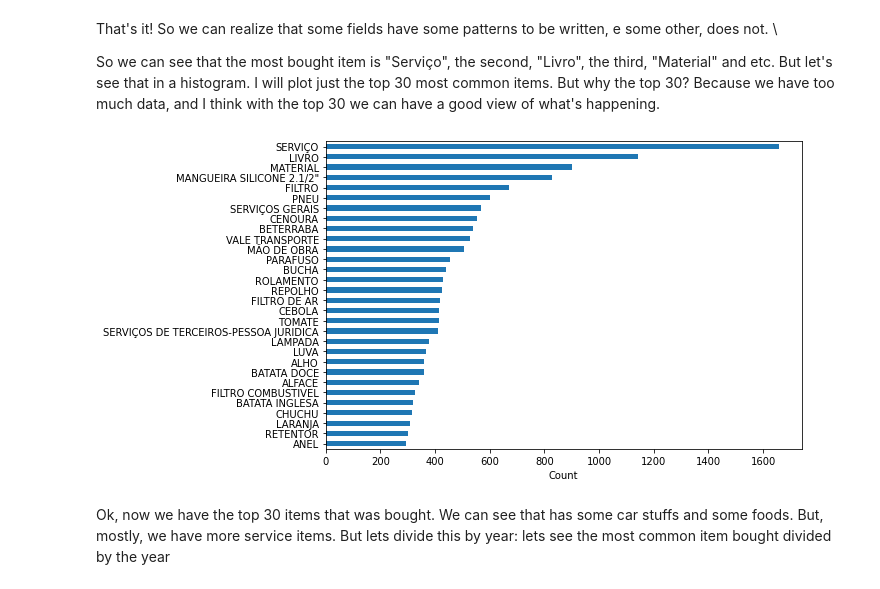
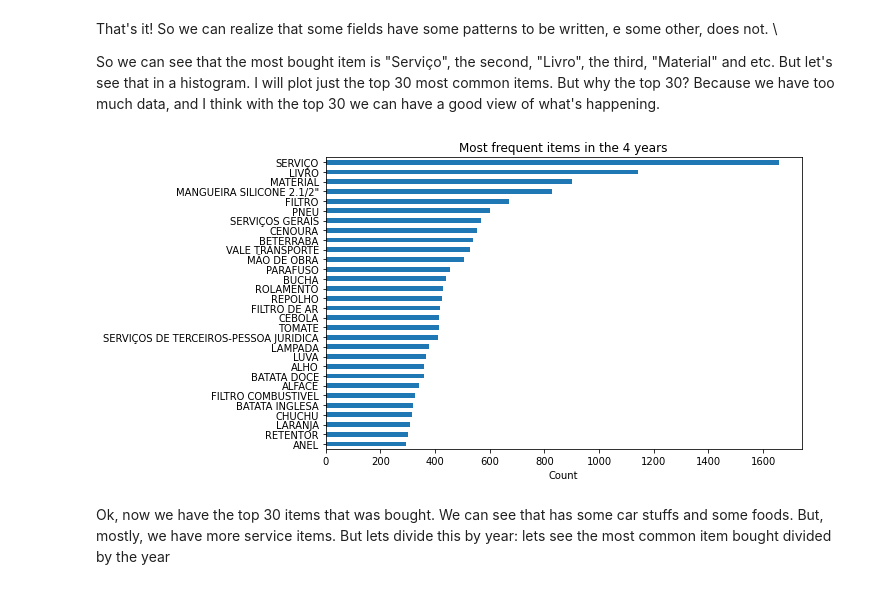
Before and after one commit to bernardocecchetto/teste-tecnico-data-sciencie-brigade, a Jupyter notebook: analysis.ipynb, the cells around one changed output. Drawn from its saved outputs; the diff is of its cells as text; code cells hidden in the pictures.

```diff
--- a/analysis.ipynb
+++ b/analysis.ipynb
@@ -124,13 +124,14 @@ So we can see that the most bought item is "Serviço", the second, "Livro", the
 # %%
 top = 30
 from matplotlib.pyplot import figure
 
 figure(figsize=(10, 5))
+plt.title("Most frequent items in the 4 years")
 combined_item['DS_ITEM'].value_counts()[:top].sort_values().plot.barh()
 plt.xlabel("Count")
 plt.tight_layout()
 # %% [output]
-[figure, old version]
+[figure, new version]
 # %% [markdown]
 Ok, now we have the top 30 items that was bought. We can see that has some car stuffs and some foods. But, mostly, we have more service items. But lets divide this by year: lets see the most common item bought divided by the year
 # %%
```
Also changed, not shown: parts of 5 cells of this notebook.
